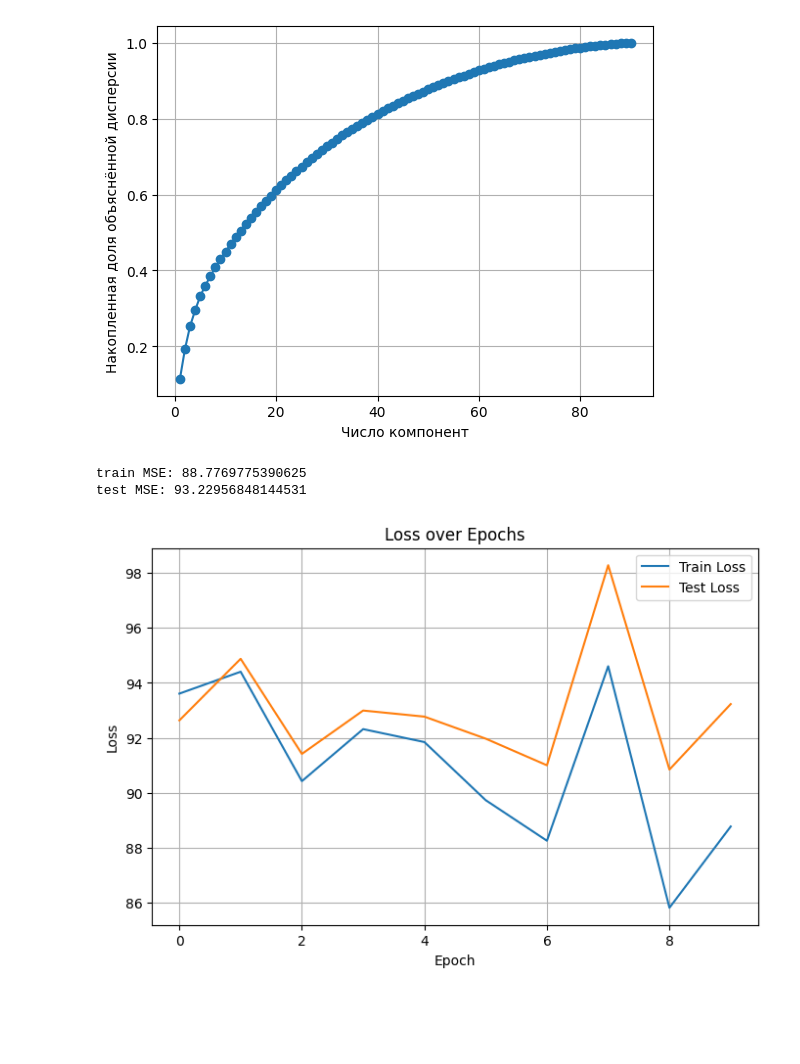
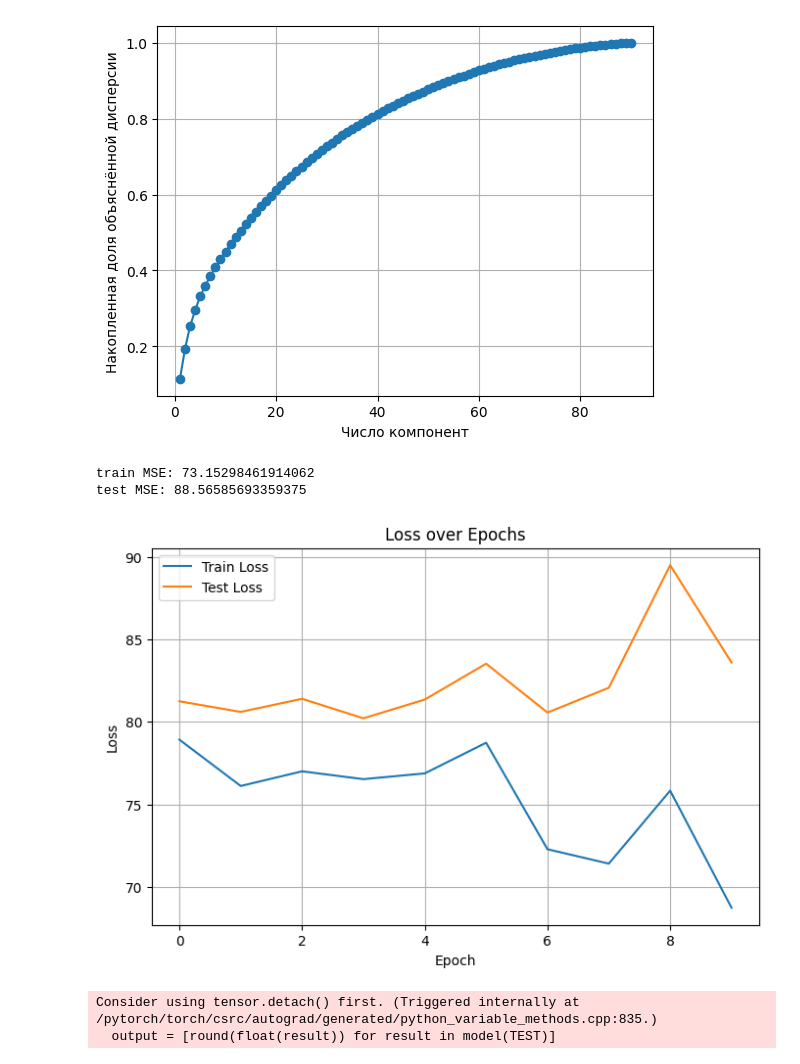
Before and after one commit to Arnoochka-Strudy/spbu_dl_2025, a Jupyter notebook: homeworks/done-homeworks/homework-1(pytorch.md)/competition.ipynb, the cells around one changed output. Saved outputs shown, nothing was run; the diff lists cells and outputs as text; code cells hidden in the pictures; blank space fills up the shorter version.

```diff
--- a/homeworks/done-homeworks/homework-1(pytorch.md)/competition.ipynb
+++ b/homeworks/done-homeworks/homework-1(pytorch.md)/competition.ipynb
@@ -589,11 +589,11 @@ plt.show()
 # %%
 class Config:
     in_features = 69
-    num_layers = 3
-    hidden_size = 512
-    ffn_dim = 1024
+    num_layers = 1
+    hidden_size = 256
+    ffn_dim = 128
     activation_func = nn.ReLU()
-    dropout: float = 0.1
+    dropout: float = 0.0
     bias: bool = True
     batch_size: int = 64
-    num_epochs: int = 40
+    num_epochs: int = 30
@@ -606,8 +627,8 @@ X_test = pca.transform(scaler.transform(X_test))
 train_dataloader = DataLoaderGenerator(X_train, y_train, batch_size=Config.batch_size, shuffle=True)
 test_dataloader = DataLoaderGenerator(X_test, y_test, batch_size=Config.batch_size, shuffle=True)
 
-model = ModelVer1(Config)
-optimizer = AdamW(model.parameters(), lr=3e-3, weight_decay=7e-3)
+model = ModelVer2(Config)
+optimizer = AdamW(model.parameters(), lr=3e-4, weight_decay=0.0)
 criterion = nn.MSELoss()
 scheduler = LinearLR(optimizer, start_factor=1.0, end_factor=0.1)
 
@@ -616,13 +637,13 @@ train_mse, test_mse = trainer(train_dataloader,
                               model,
                               optimizer,
                               criterion,
-                              scheduler=scheduler,
+                              scheduler=None,
                               test_dataloader=test_dataloader)
 print(f"train MSE: {train_mse}\ntest MSE: {test_mse}")
 # %% [output]
-train MSE: 88.7769775390625
-test MSE: 93.22956848144531
+train MSE: 73.15298461914062
+test MSE: 88.56585693359375
 # %%
-trainer.plot_loss_history(10)
+trainer.plot_loss_history(40)
 # %% [output]
-[figure, old version]
+[figure, new version]
@@ -652,4 +677,7 @@ with open('../dirs.yaml', 'r') as file:
 
 model.eval()
 output = [round(float(result)) for result in model(TEST)]
-pd.DataFrame({'id': id, 'year': output}).to_csv('submission.csv', index=False, encoding='utf-8-sig')
+pd.DataFrame({'id': id, 'year': output}).to_csv('submission_ver2.csv', index=False, encoding='utf-8-sig')
+# %% [output]
+Consider using tensor.detach() first. (Triggered internally at /pytorch/torch/csrc/autograd/generated/python_variable_methods.cpp:835.)
+  output = [round(float(result)) for result in model(TEST)]
```
Also changed, not shown: parts of 3 cells of this notebook, 1 other file.
